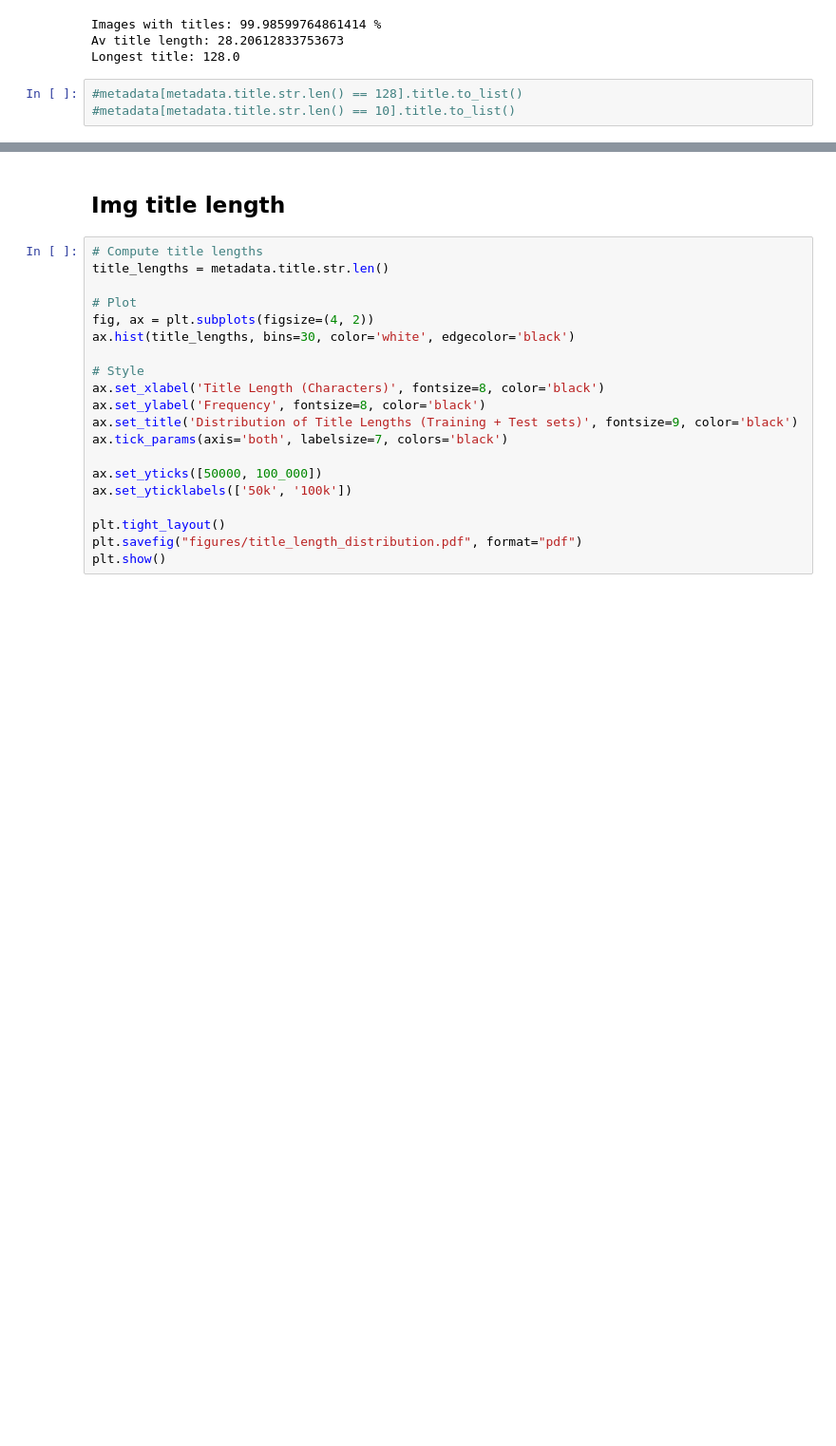
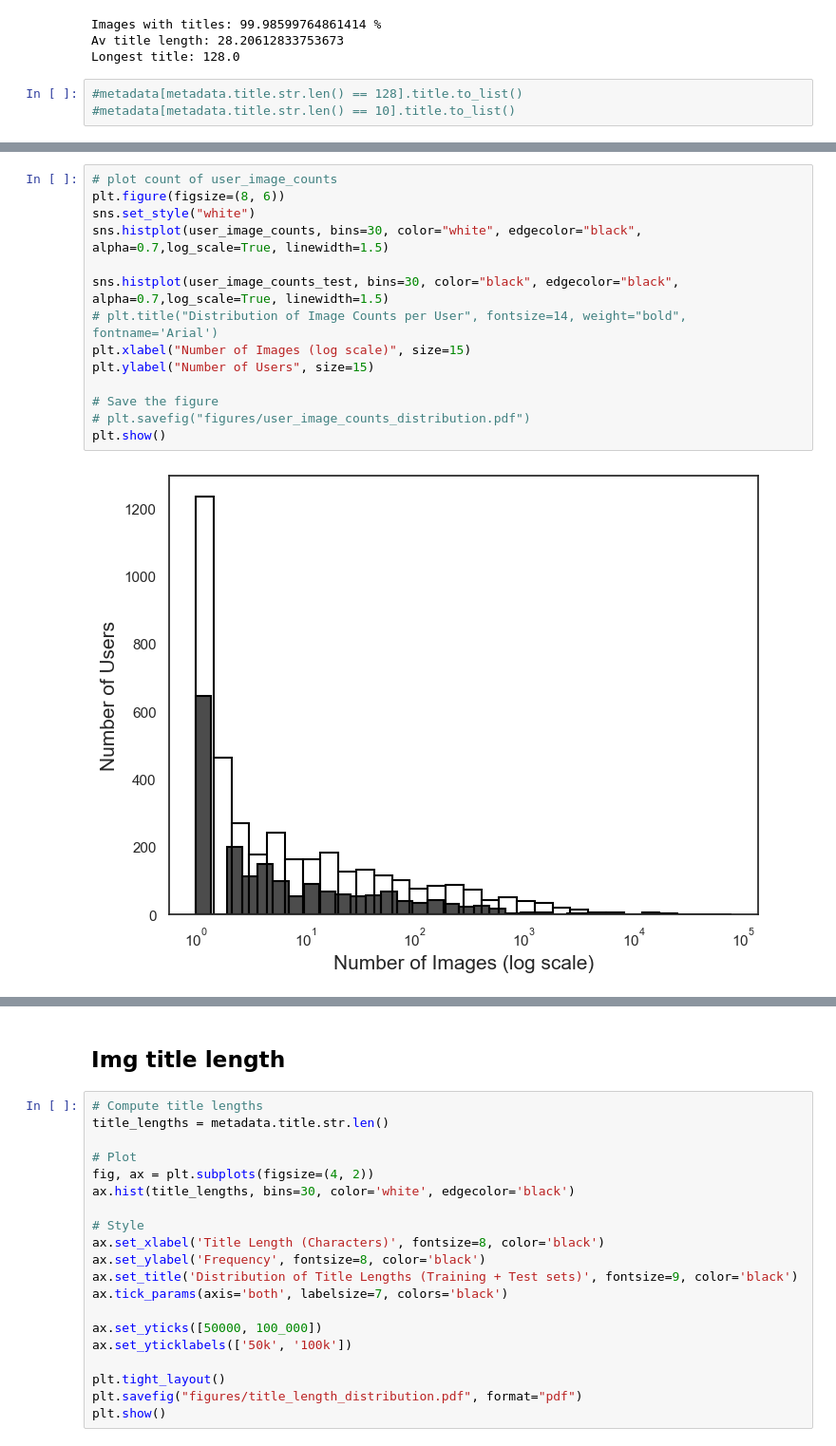
Before and after one commit to SpaceTimeLab/ClipTheLandscape, a Jupyter notebook: 1 - Prep data.ipynb, the cells around one changed output, grey strips where cells are left out. Shown at 95% size. Cells and saved outputs as stored; diff of their text form; blank space fills up the shorter version.

```diff
--- a/1 - Prep data.ipynb
+++ b/1 - Prep data.ipynb
@@ -124,0 +284,16 @@ Longest title: 128.0
+# %%
+# plot count of user_image_counts
+plt.figure(figsize=(8, 6))
+sns.set_style("white")
+sns.histplot(user_image_counts, bins=30, color="white", edgecolor="black", alpha=0.7,log_scale=True, linewidth=1.5)
+
+sns.histplot(user_image_counts_test, bins=30, color="black", edgecolor="black", alpha=0.7,log_scale=True, linewidth=1.5)
+# plt.title("Distribution of Image Counts per User", fontsize=14, weight="bold", fontname='Arial')
+plt.xlabel("Number of Images (log scale)", size=15)
+plt.ylabel("Number of Users", size=15)
+
+# Save the figure
+# plt.savefig("figures/user_image_counts_distribution.pdf")
+plt.show()
+# %% [output]
+[figure, added]
```
Also changed, not shown: parts of 13 cells of this notebook, 3 other files.
